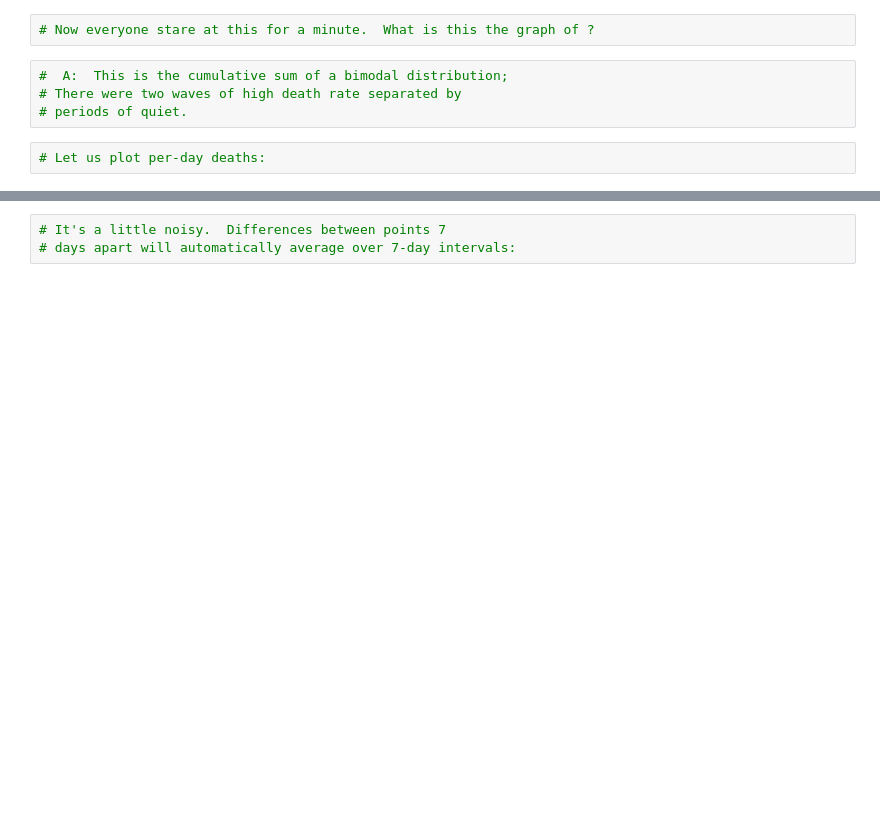
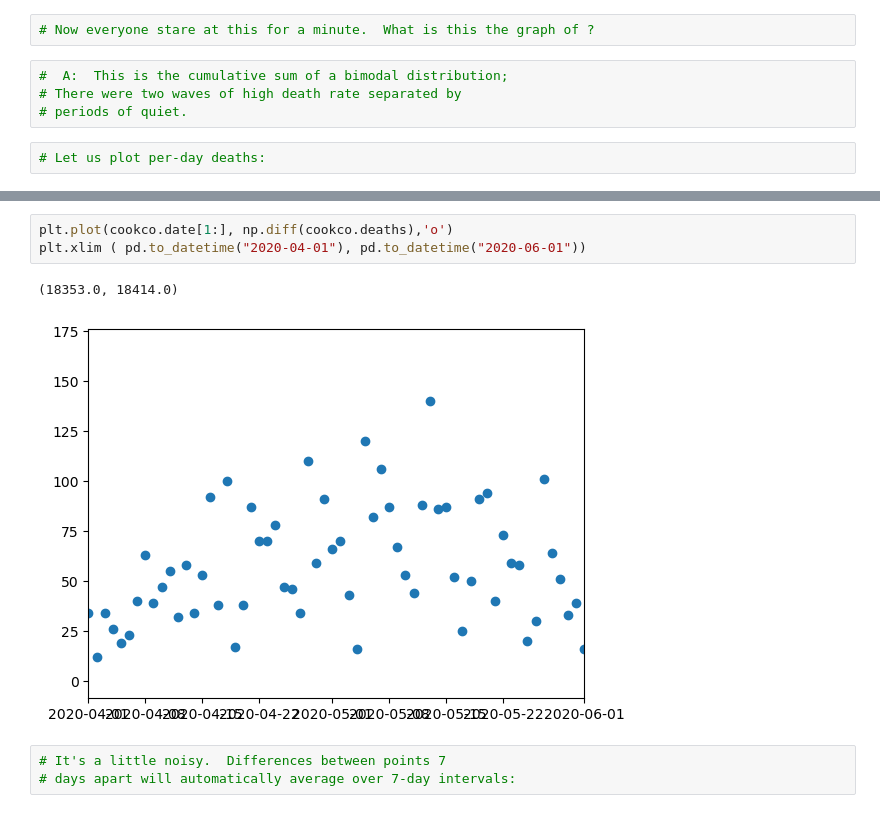
Before and after one commit to wltrimbl/uchicago-data227, a Jupyter notebook: notebooks/COUNTIES-JOIN.ipynb, the cells around one changed output, grey strips where cells are left out. Drawn from its saved outputs; the diff is of its cells as text; blank space fills up the shorter version.

```diff
--- a/notebooks/COUNTIES-JOIN.ipynb
+++ b/notebooks/COUNTIES-JOIN.ipynb
@@ -63,3 +115,9 @@ plt.plot(cookco.date[1:], np.diff(cookco.deaths))
+# %%
+plt.plot(cookco.date[1:], np.diff(cookco.deaths),'o')
+plt.xlim ( pd.to_datetime("2020-04-01"), pd.to_datetime("2020-06-01"))
+# %% [output]
+(18353.0, 18414.0)
+[figure, added]
 # %%
 # It's a little noisy.  Differences between points 7
 # days apart will automatically average over 7-day intervals:
```
Also changed, not shown: parts of 140 cells of this notebook.
